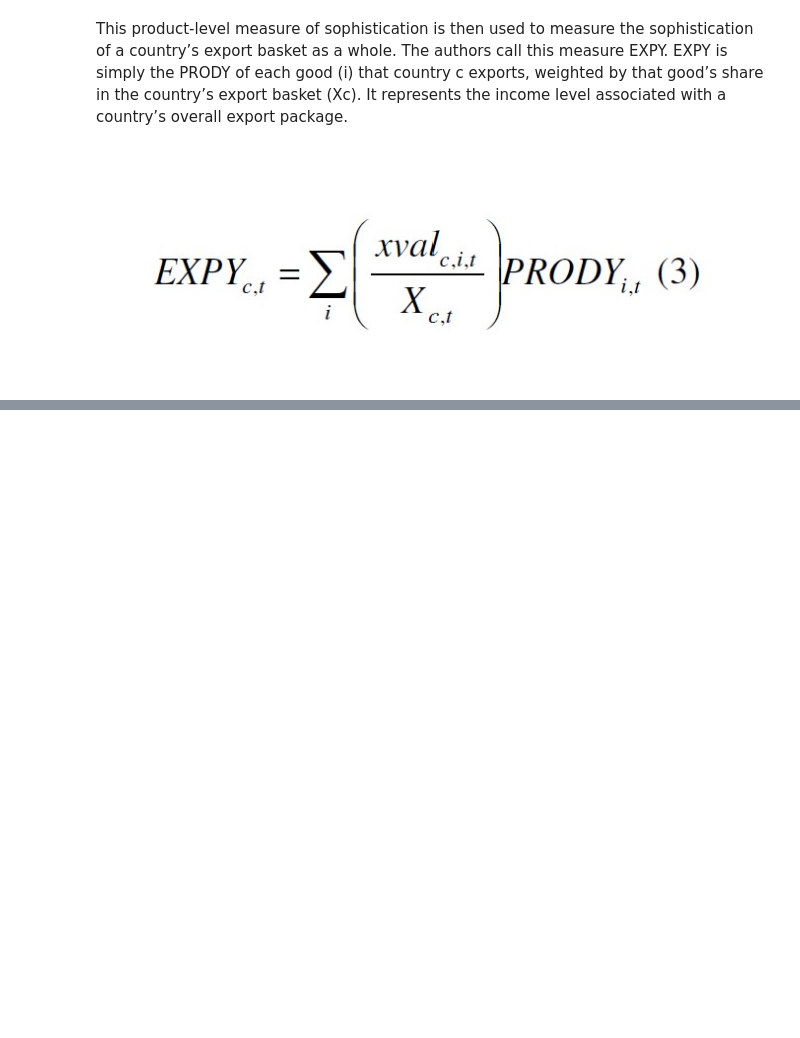
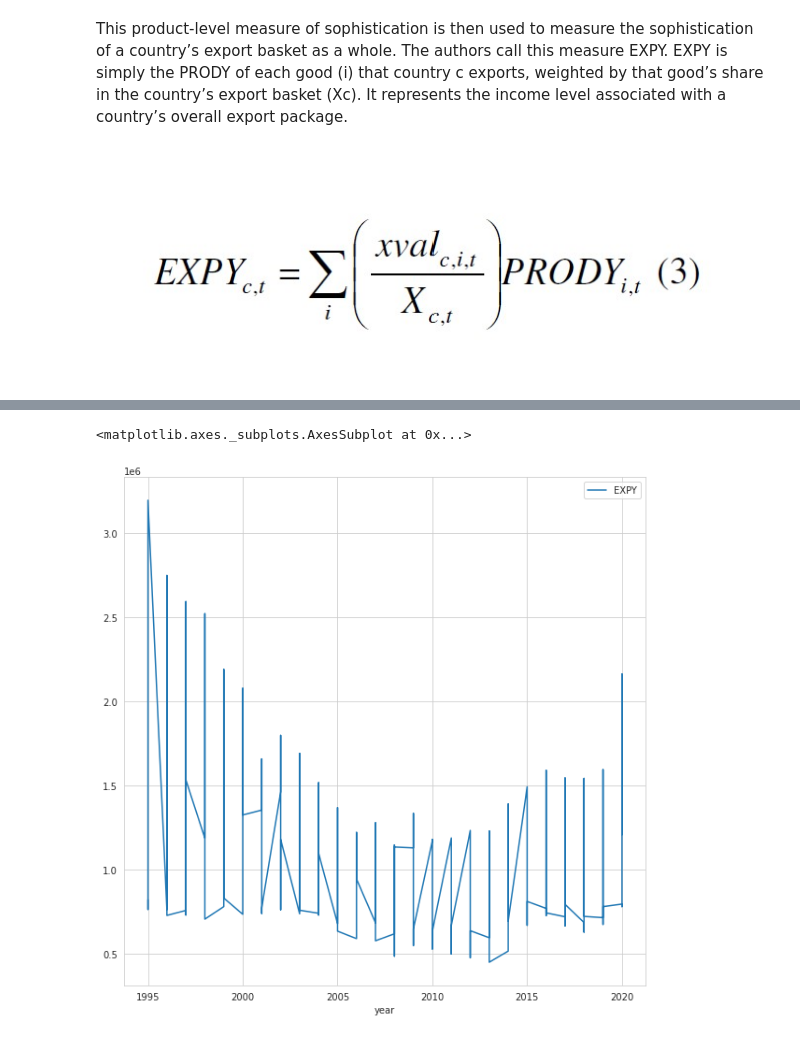
Before and after one commit to descandon88/Ecuador-Growth-data-set, a Jupyter notebook: funciones/expy.ipynb, the cells around one changed output, grey strips where cells are left out. Cells and saved outputs as stored; diff of their text form; code cells hidden in the pictures; blank space fills up the shorter version.

```diff
--- a/funciones/expy.ipynb
+++ b/funciones/expy.ipynb
@@ -590,4 +523,0 @@ Se procede a fusionar los datos
-# %%
-df_expy.drop(df_expy.index[df_expy['export_value'] == 0], inplace = True)
-df_expy['EXPYmean']=df_expy.groupby(['country_name','year'])['EXPY'].transform('mean')
-df_expy.head()
@@ -631,0 +526,10 @@ df_expy_ec.sample(n=10)
+# %%
+# df_expy_ec['EXPY'].unique()
+
+df_latam=df_expy.loc[df_expy['country_name'].isin(['Ecuador','Argentina','Brazil','Venezuela','Colombia','Bolivia','Peru'])].copy()
+df_latam=df_latam[['year','country_name','PRODY','EXPY_int','EXPY']].copy()
+# df_latam=df_latam(['year','country'])['EXPY'].unique()
+
+df_latam=df_latam.drop_duplicates(subset = "EXPY").copy()
+df_latam=df_latam.sort_values(by=['year'],ascending=False)
+df_latam.tail(6)
@@ -631,0 +544,15 @@ df_expy_ec.sample(n=10)
+# %%
+import matplotlib.pyplot as mp
+
+# form dataframe from data
+# df = pd.DataFrame(data, columns=["City", "Population(million)", "Year(2020)"])
+
+# plot multiple columns such as population and year from dataframe
+df_latam.plot(x="year", y=['EXPY'],
+        kind="line", figsize=(10, 10))
+
+# display plot
+mp.show()
+# %% [output]
+<matplotlib.axes._subplots.AxesSubplot at 0x...>
+[figure, added]
```
Also changed, not shown: parts of 21 cells of this notebook.
